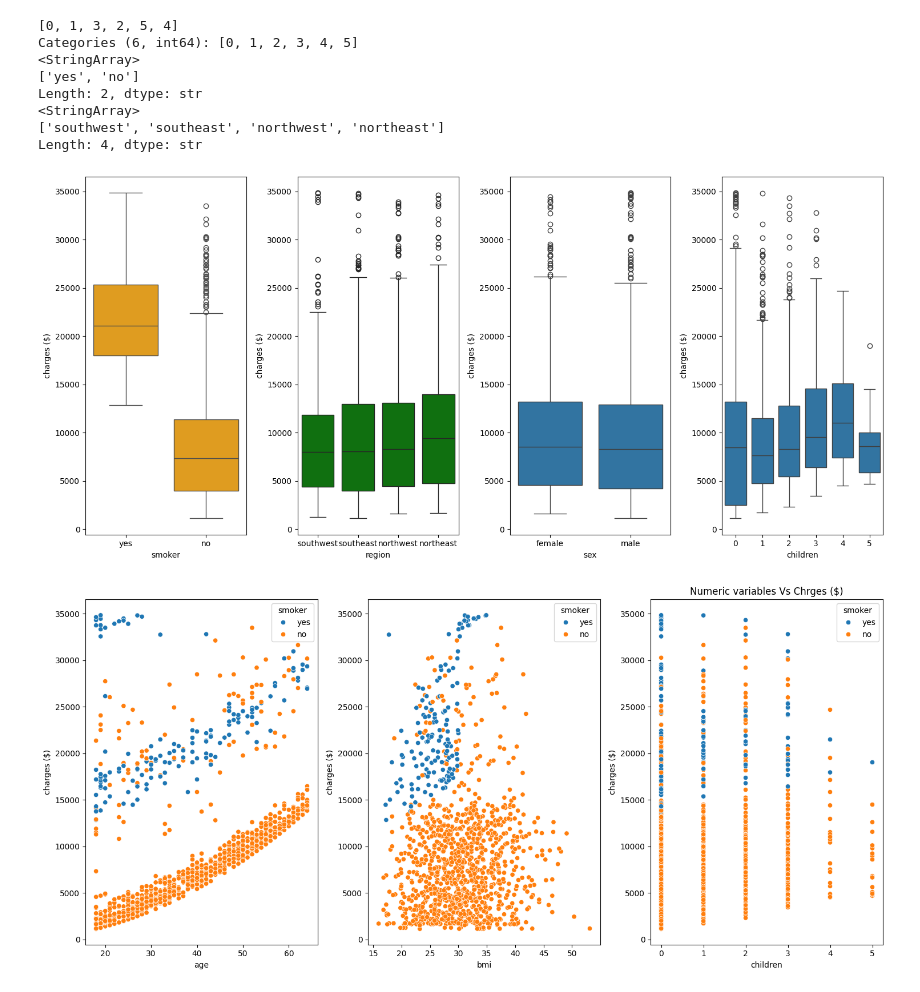
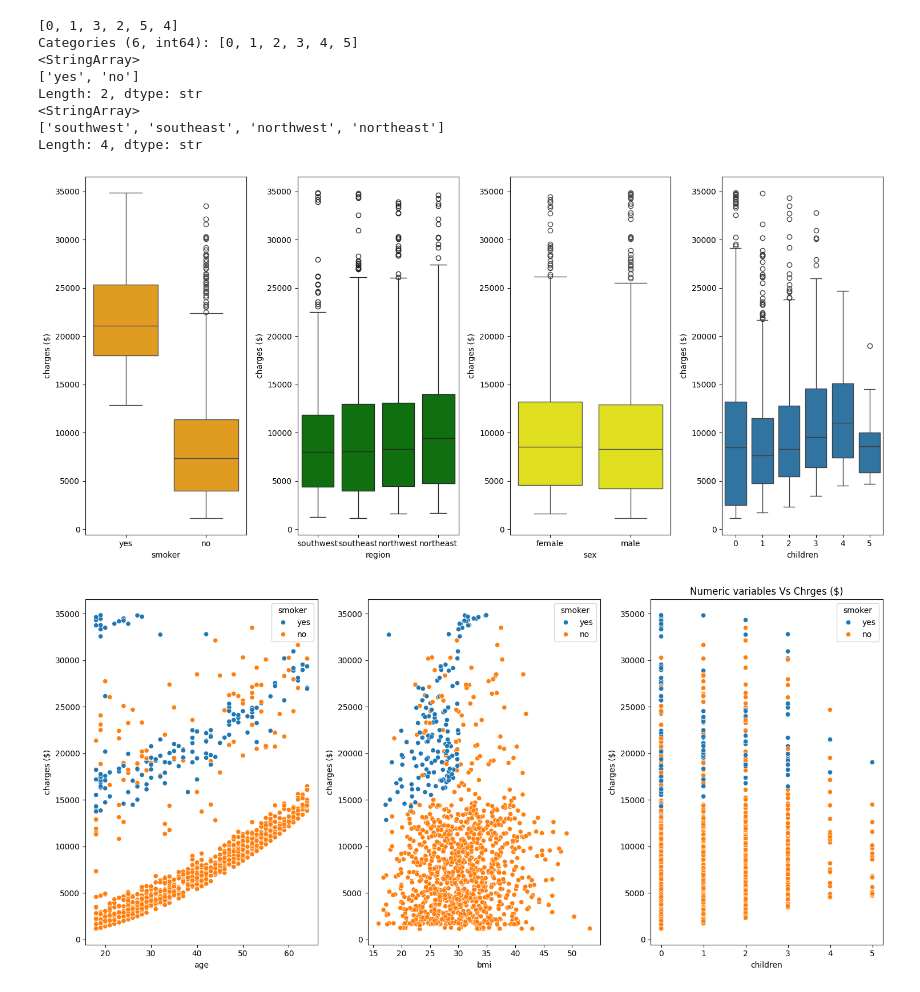
Before and after one commit to natnaelaster/Daily-exercise, a Jupyter notebook: day_4_medical_cost_prediction_with_LR/insurance_cost_prediction.ipynb, the cells around one changed output. Drawn from its saved outputs; the diff is of its cells as text; code cells hidden in the pictures.

Commit message:
color change

```diff
--- a/day_4_medical_cost_prediction_with_LR/insurance_cost_prediction.ipynb
+++ b/day_4_medical_cost_prediction_with_LR/insurance_cost_prediction.ipynb
@@ -102,14 +102,14 @@ Length: 4, dtype: str
 # %%
 # Create box plots to compare charges across categorical variables: smoker, region, and sex
 fig, axes = plt.subplots(1, 4, figsize=(15, 7))
 sns.boxplot(x='smoker', y='charges ($)', data=insurance_df, ax=axes[0], color='orange')
 sns.boxplot(x='region', y='charges ($)', data=insurance_df, ax=axes[1], color='green')
-sns.boxplot(x='sex', y='charges ($)', data=insurance_df, ax=axes[2])
+sns.boxplot(x='sex', y='charges ($)', data=insurance_df, ax=axes[2], color='yellow')
 sns.boxplot(x='children', y='charges ($)', data=insurance_df, ax=axes[3])
 plt.tight_layout()
 plt.show()
 # %% [output]
-[figure, old version]
+[figure, new version]
 # %%
 # Scatter plots to examine relationships between numerical variables (age, bmi, children) and charges, colored by smoker status
 fig, axes= plt.subplots(1, 3, figsize=(15, 7))
```
